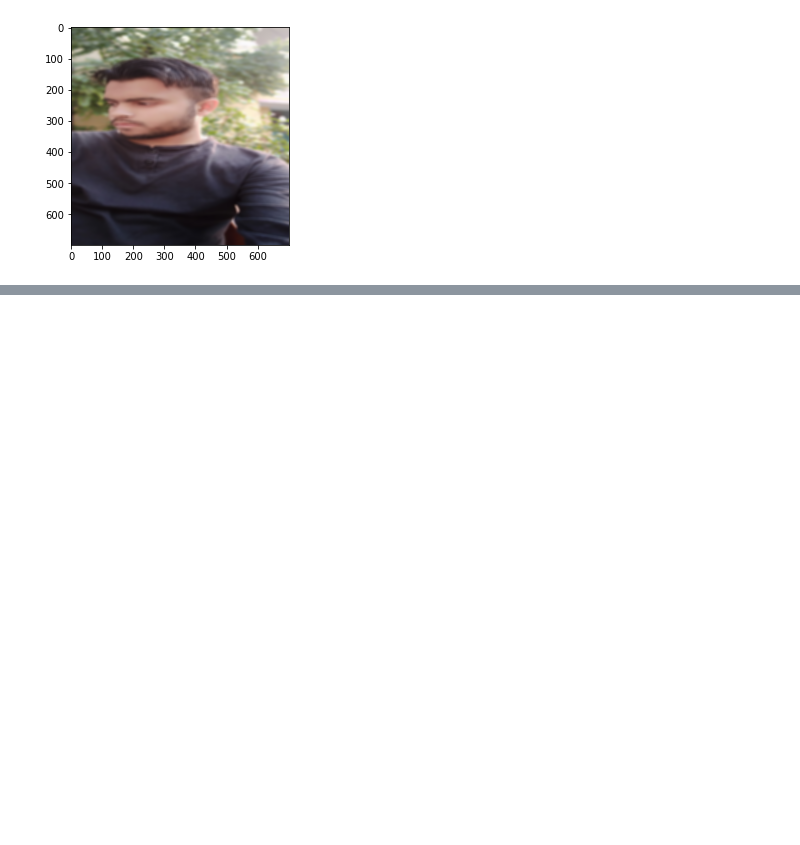
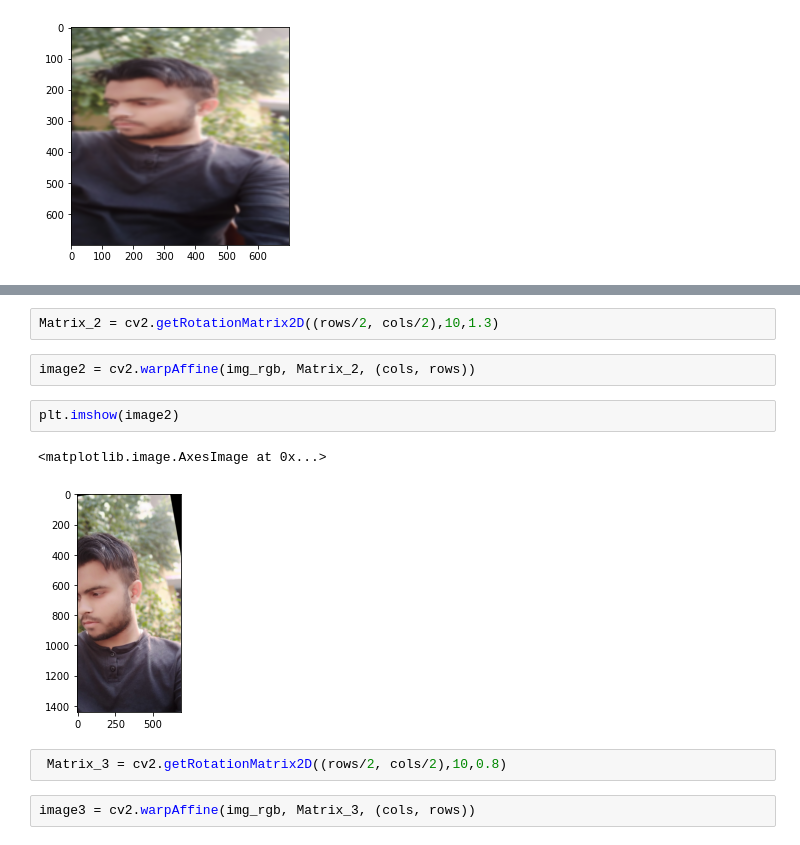
Before and after one commit to RaviMishra730/OpenCV2, a Jupyter notebook: Resizing and Blurring Images.ipynb, the cells around one changed output, grey strips where cells are left out. Cells and saved outputs as stored; diff of their text form; blank space fills up the shorter version.

```diff
--- a/Resizing and Blurring Images.ipynb
+++ b/Resizing and Blurring Images.ipynb
@@ -81,0 +96,13 @@ plt.imshow(img_blur)
+# %%
+Matrix_2 = cv2.getRotationMatrix2D((rows/2, cols/2),10,1.3)
+# %%
+image2 = cv2.warpAffine(img_rgb, Matrix_2, (cols, rows))
+# %%
+plt.imshow(image2)
+# %% [output]
+<matplotlib.image.AxesImage at 0x...>
+[figure, added]
+# %%
+ Matrix_3 = cv2.getRotationMatrix2D((rows/2, cols/2),10,0.8)
+# %%
+image3 = cv2.warpAffine(img_rgb, Matrix_3, (cols, rows))
```
Also changed, not shown: parts of 21 cells of this notebook.
